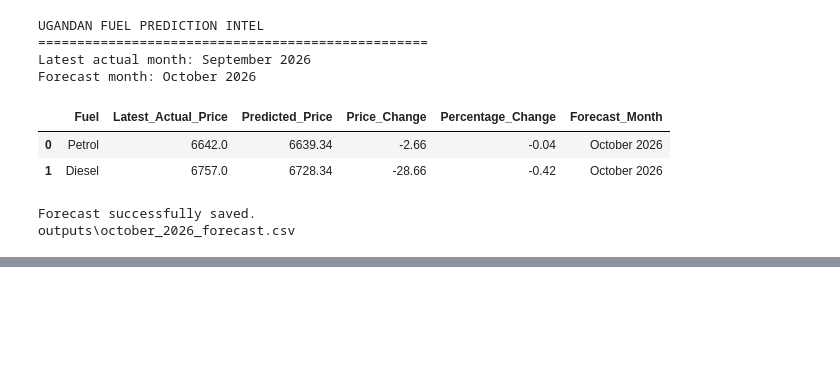
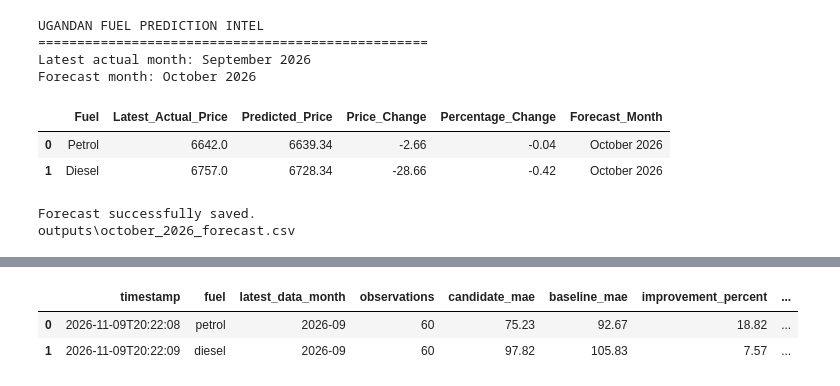
Before and after one commit to amon2100/kampala-fuel-price-predictor, a Jupyter notebook: notebooks/kampala-fuel-price-predictor.ipynb, the cells around one changed output, grey strips where cells are left out. Cells and saved outputs as stored; diff of their text form; code cells hidden in the pictures; blank space fills up the shorter version.

Commit message:
Add model promotion monitoring workflow
Persist candidate models, promotion history, and notebook monitoring steps.

Co-authored-by: Copilot <223556219+Copilot@users.noreply.github.com>

```diff
--- a/notebooks/kampala-fuel-price-predictor.ipynb
+++ b/notebooks/kampala-fuel-price-predictor.ipynb
@@ -5034,0 +6426,26 @@ outputs\october_2026_forecast.csv
+# %%
+from pathlib import Path
+import pandas as pd
+
+PROJECT_ROOT = Path(
+    r"C:\Users\CORE !5\Downloads\kampala-fuel-price-predictor"
+)
+
+history_file = (
+    PROJECT_ROOT
+    / "outputs"
+    / "model_promotion_history.csv"
+)
+
+if not history_file.exists():
+    raise FileNotFoundError(
+        f"Promotion history file not found: {history_file}"
+    )
+
+history = pd.read_csv(history_file)
+
+display(history)
+# %% [output]
+|  | timestamp | fuel | latest_data_month | observations | candidate_mae | baseline_mae | improvement_percent | ... |
+| 0 | 2026-11-09T20:22:08 | petrol | 2026-09 | 60 | 75.23 | 92.67 | 18.82 | ... |
+| 1 | 2026-11-09T20:22:09 | diesel | 2026-09 | 60 | 97.82 | 105.83 | 7.57 | ... |
```
Also changed, not shown: parts of 21 cells of this notebook, 10 other files.
